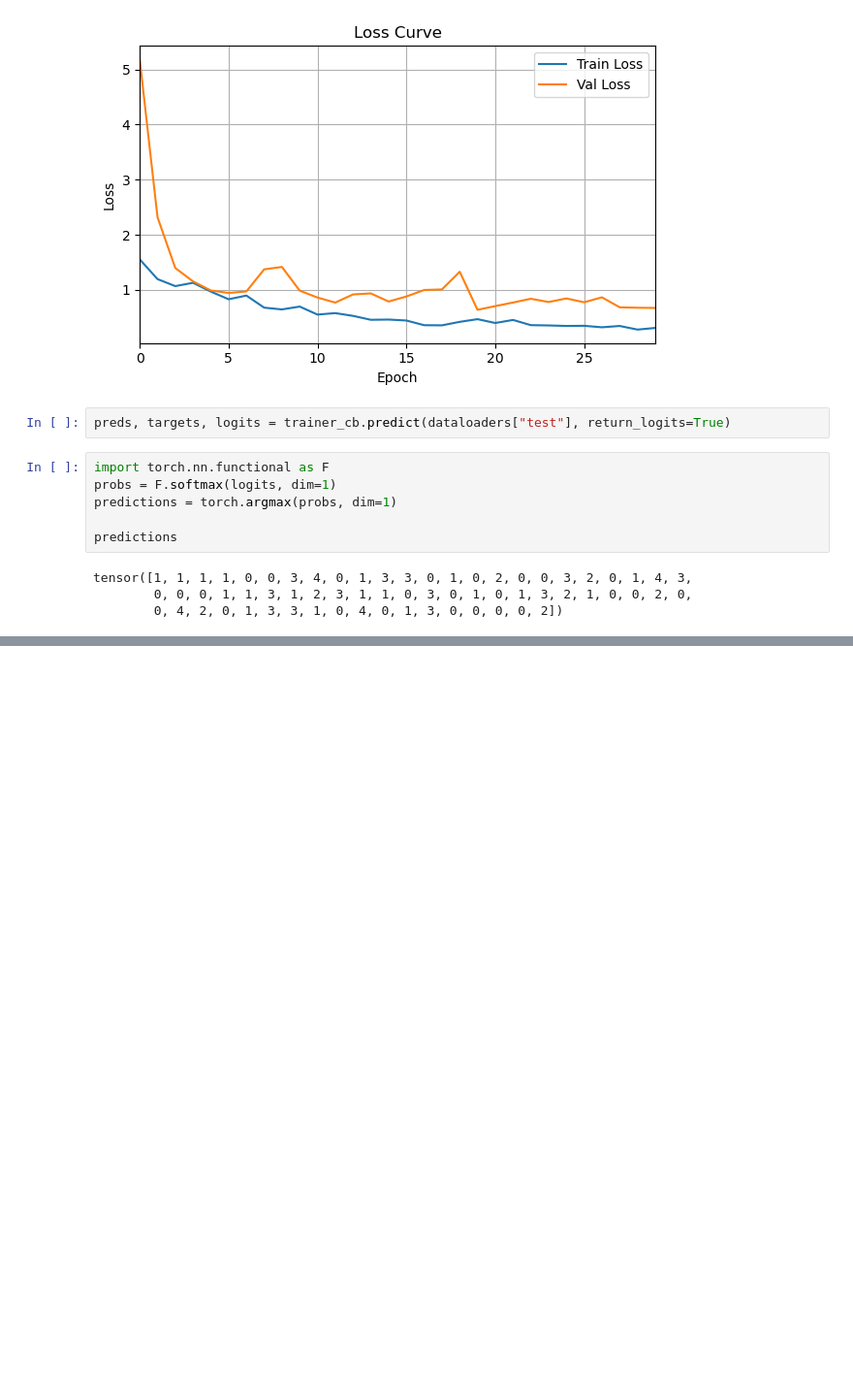
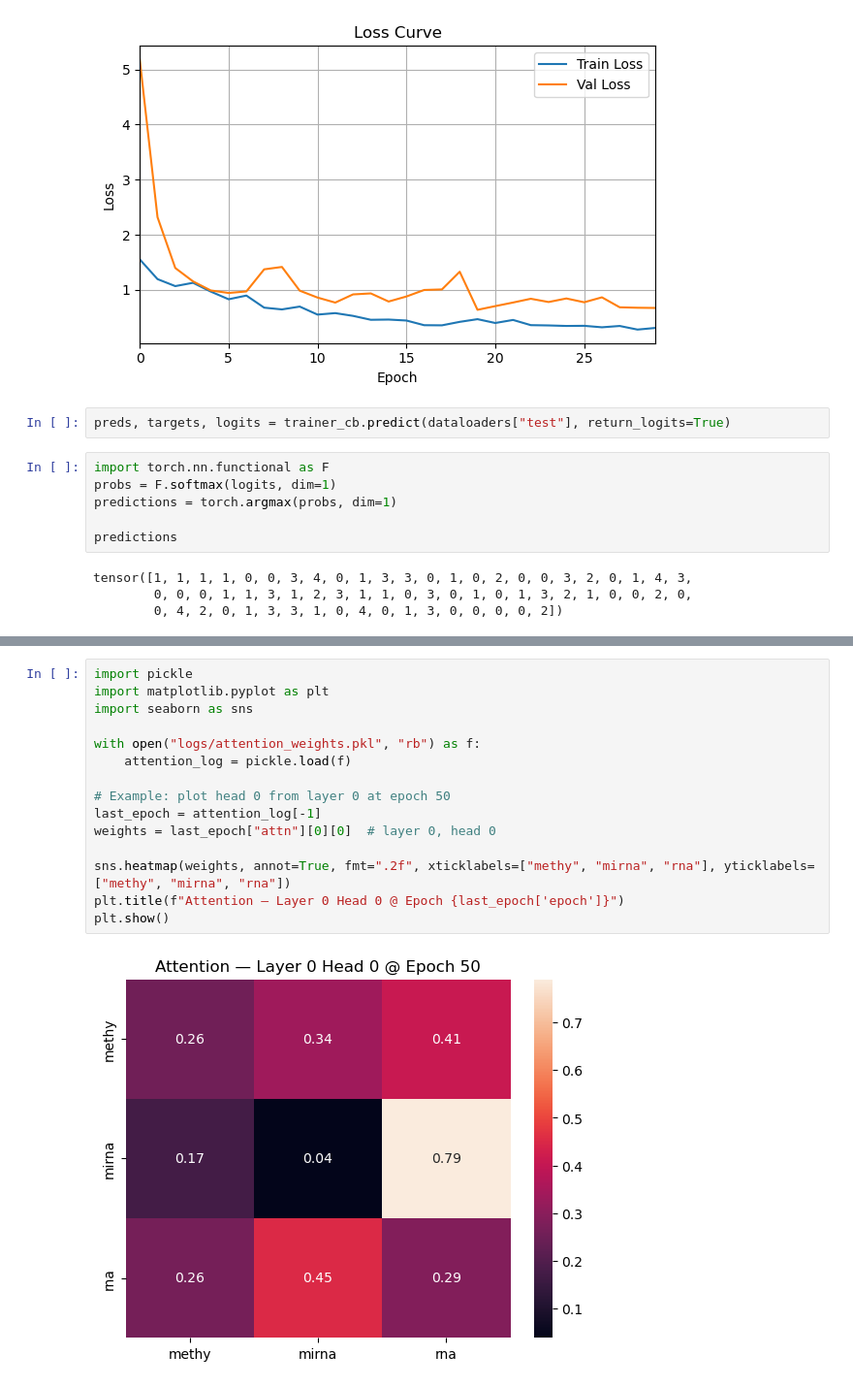
Before and after one commit to whzemuch/Breast_Cancer_Subtype_Prediction, a Jupyter notebook: Test_Trainer_callback.ipynb, the cells around one changed output, grey strips where cells are left out. Shown at 97% size. Drawn from its saved outputs; the diff is of its cells as text; blank space fills up the shorter version.

Commit message:
add attention weights logging callback

```diff
--- a/Test_Trainer_callback.ipynb
+++ b/Test_Trainer_callback.ipynb
@@ -754,0 +844,17 @@ tensor([1, 1, 1, 1, 0, 0, 3, 4, 0, 1, 3, 3, 0, 1, 0, 2, 0, 0, 3, 2, 0, 1, 4, 3,
+# %%
+import pickle
+import matplotlib.pyplot as plt
+import seaborn as sns
+
+with open("logs/attention_weights.pkl", "rb") as f:
+    attention_log = pickle.load(f)
+
+# Example: plot head 0 from layer 0 at epoch 50
+last_epoch = attention_log[-1]
+weights = last_epoch["attn"][0][0]  # layer 0, head 0
+
+sns.heatmap(weights, annot=True, fmt=".2f", xticklabels=["methy", "mirna", "rna"], yticklabels=["methy", "mirna", "rna"])
+plt.title(f"Attention — Layer 0 Head 0 @ Epoch {last_epoch['epoch']}")
+plt.show()
+# %% [output]
+[figure, added]
```
Also changed, not shown: parts of 18 cells of this notebook, 2 other files.
